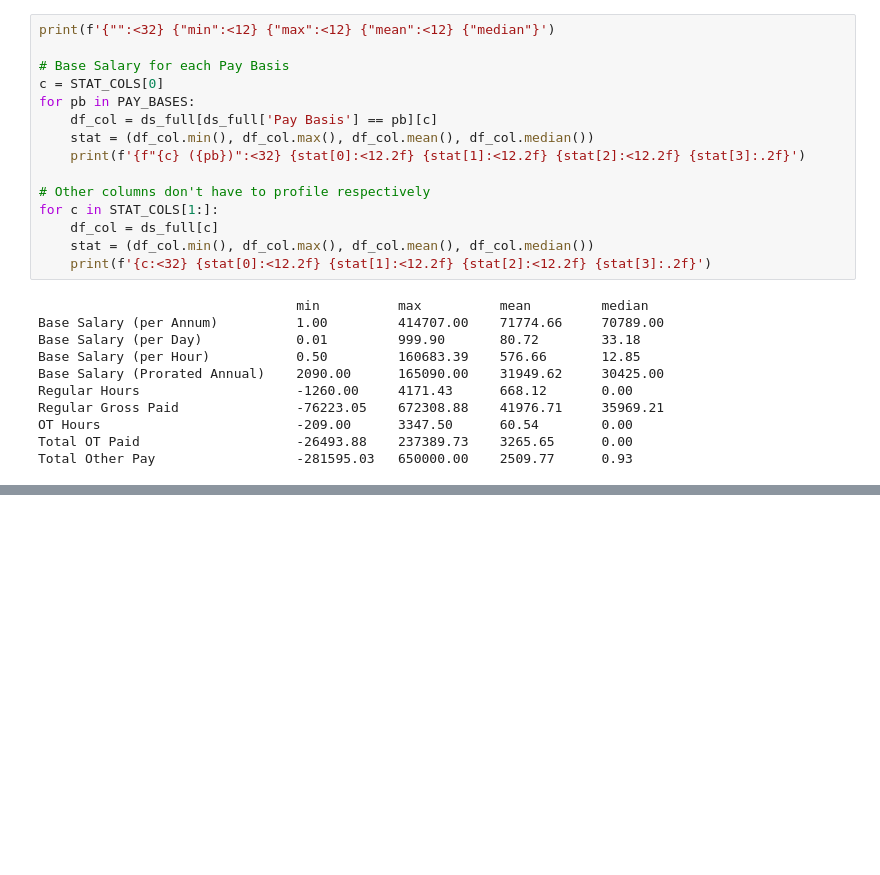
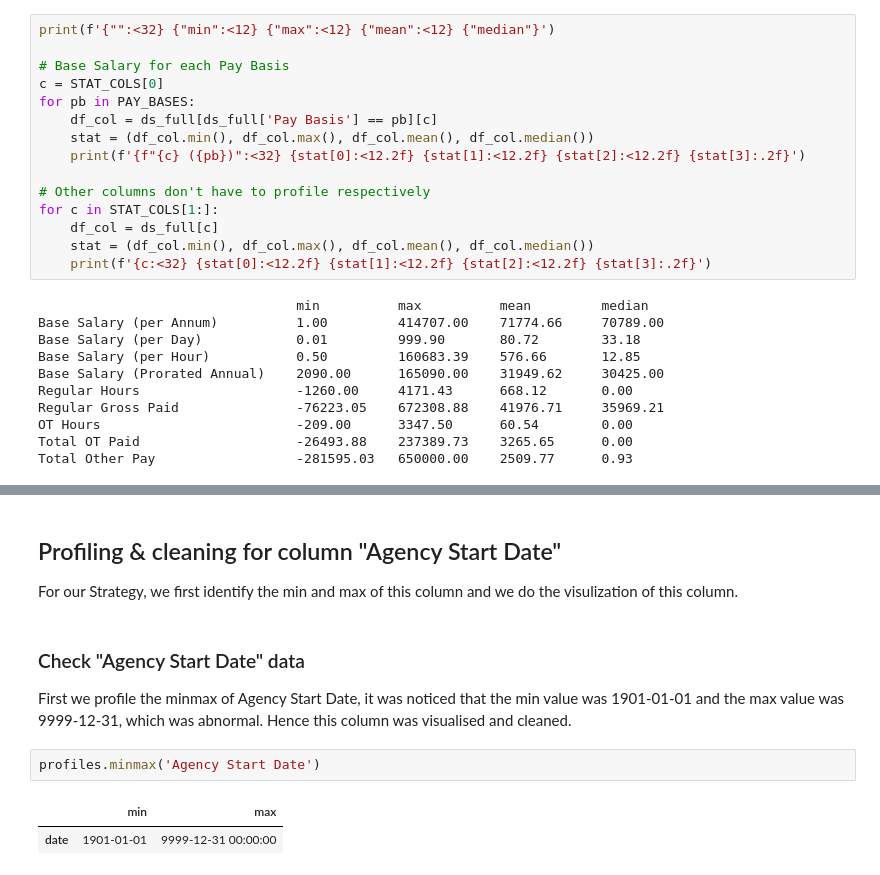
Before and after one commit to NickNameInvalid/Big_Data_Project, a Jupyter notebook: assignment_3_final.ipynb, the cells around one changed output, grey strips where cells are left out. Cells and saved outputs as stored; diff of their text form; blank space fills up the shorter version.

```diff
--- a/assignment_3_final.ipynb
+++ b/assignment_3_final.ipynb
@@ -595,0 +637,13 @@ ds_full.drop(df_neg.index, inplace=True)
+# %% [markdown]
+## Profiling & cleaning for column "Agency Start Date"
+
+For our Strategy, we first identify the min and max of this column and we do the visulization of this column.
+# %% [markdown]
+### Check "Agency Start Date" data
+
+First we profile the minmax of Agency Start Date, it was noticed that the min value was 1901-01-01 and the max value was 9999-12-31, which was abnormal. Hence this column was visualised and cleaned.
+# %%
+profiles.minmax('Agency Start Date')
+# %% [output]
+|  | min | max |
+| date | 1901-01-01 | 9999-12-31 00:00:00 |
```
Also changed, not shown: parts of 34 cells of this notebook.
